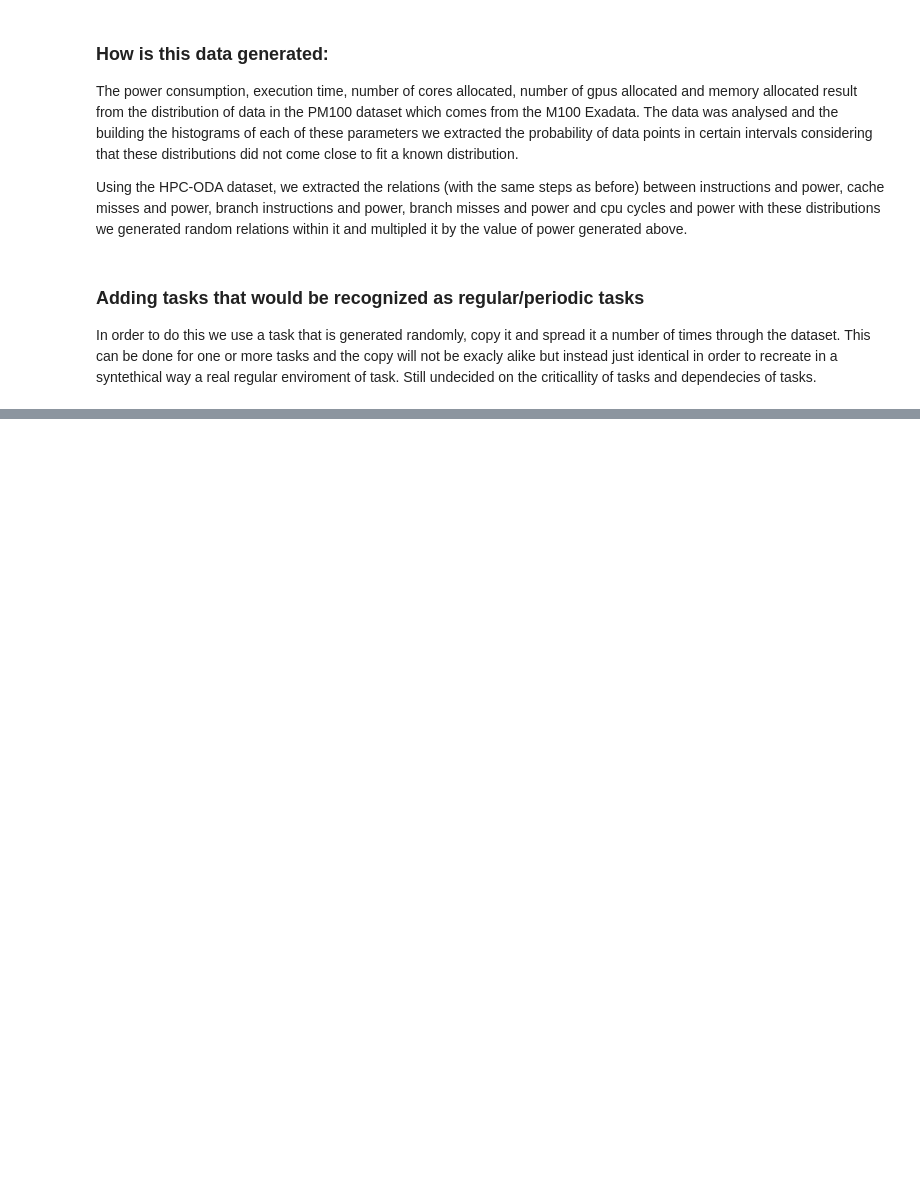
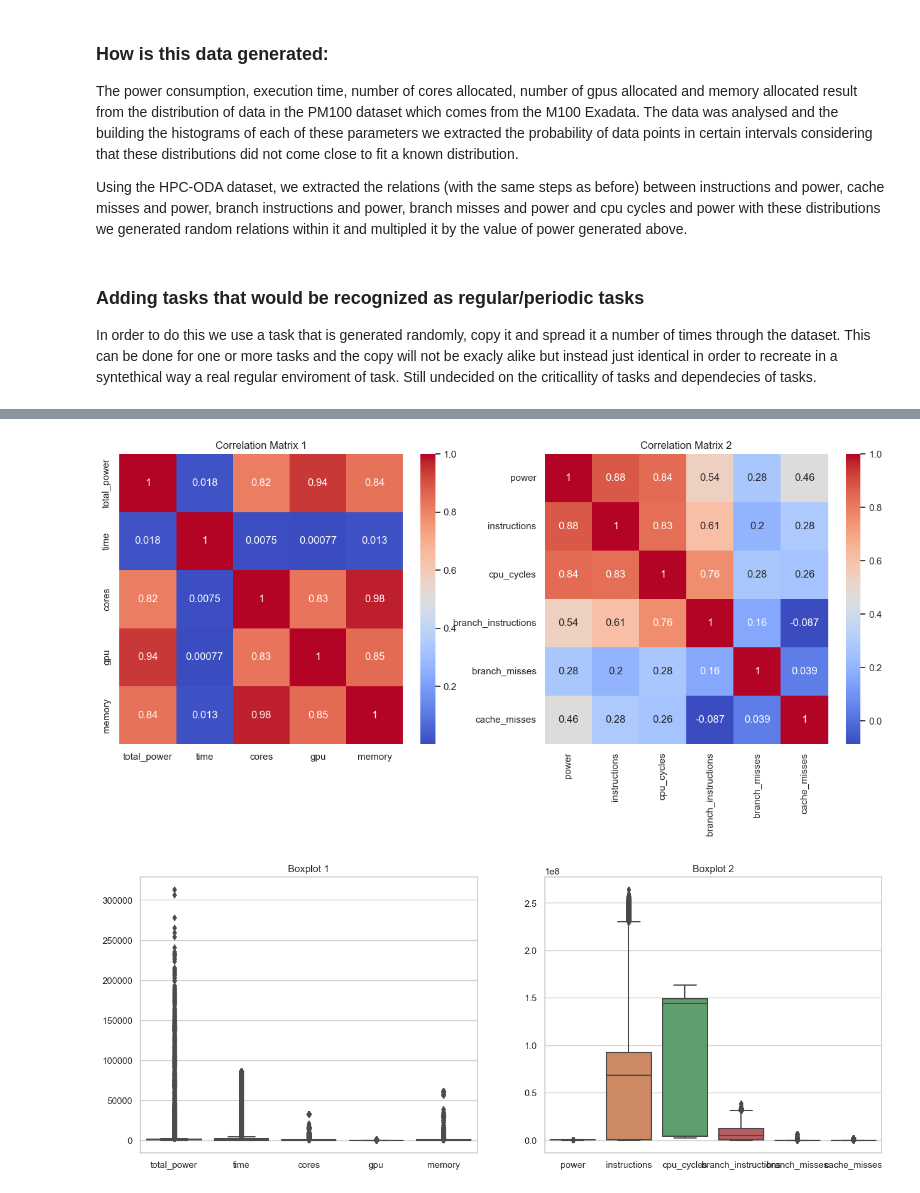
Before and after one commit to NFilCarv/HPC-Synthetic_dataset, a Jupyter notebook: Data generation function.ipynb, the cells around one changed output, grey strips where cells are left out. Drawn from its saved outputs; the diff is of its cells as text; code cells hidden in the pictures; blank space fills up the shorter version.

```diff
--- a/Data generation function.ipynb
+++ b/Data generation function.ipynb
@@ -25,6 +25,7 @@ cache_misses_data = pd.read_csv('C://Users/Nuno/HPC-ODA/power_prediction/sensors
 branch_instructions_data = pd.read_csv('C://Users/Nuno/HPC-ODA/power_prediction/sensors/node0.branch-instructions.csv', skiprows=1, usecols=[1], header=None, names=['y']) ##These are branch instructions.
 branch_misses_data = pd.read_csv('C://Users/Nuno/HPC-ODA/power_prediction/sensors/node0.branch-misses.csv', skiprows=1, usecols=[1], header=None, names=['y']) ##These are branch instructions.
 cpu_cycles_data = pd.read_csv('C://Users/Nuno/HPC-ODA/power_prediction/sensors/node0.cpu-cycles.csv', skiprows=1, usecols=[1], header=None, names=['y'])
+cache_misses_data = pd.read_csv('C://Users/Nuno/HPC-ODA/power_prediction/sensors/node0.cache-misses.csv', skiprows=1, usecols=[1], header=None, names=['y'])
 instructions_data = pd.read_csv('C://Users/Nuno/HPC-ODA/power_prediction/sensors/node0.instructions.csv', skiprows=1, usecols=[1], header=None, names=['y']) ##These are instructions.
 
 
@@ -976,0 +1107,76 @@ In order to do this we use a task that is generated randomly, copy it and spread
+# %%
+import numpy as np
+import pandas as pd
+import seaborn as sns
+import matplotlib.pyplot as plt
+
+# Assuming df_completed is already defined and contains the required columns
+lis = df_completed["power_consumption"]
+time = df_completed["run_time"]
+cores = df_completed["num_cores_alloc"]
+gpus = df_completed["num_gpus_alloc"]
+memory = df_completed["mem_alloc"]
+
+total_power = []
+
+for i in range(len(lis)):
+    mean = np.mean(lis.iloc[i])
+    total_power.append(mean)
+
+# Construct DataFrame with calculated and original data
+all_arrays1 = np.column_stack([total_power, time, cores, gpus, memory])
+df1 = pd.DataFrame(all_arrays1, columns=['total_power', 'time', 'cores', 'gpu', 'memory'])
+
+# Save DataFrame to Parquet file
+df1.to_parquet('ihl.parquet', engine='pyarrow')
+
+# Load the Parquet file
+df1 = pd.read_parquet('ihl.parquet', engine='pyarrow')
+
+# Calculate the first correlation matrix
+corr_matrix1 = df1.corr()
+
+# Second dataset
+power = np.array(power)
+instructions = np.array(instructions)
+cpu_cycles = np.array(cpu_cycles)
+branch_instructions = np.array(branch_instructions)
+branch_misses = np.array(branch_misses)
+cache_misses = np.array(cache_misses)
+
+all_arrays2 = np.column_stack([power, instructions, cpu_cycles, branch_instructions,branch_misses,cache_misses])
+df2 = pd.DataFrame(all_arrays2, columns=['power', 'instructions', 'cpu_cycles', 'branch_instructions','branch_misses','cache_misses'])
+
+# Save DataFrame to Parquet file
+df2.to_parquet('igl.parquet', engine='pyarrow')
+
+# Load the Parquet file
+df2 = pd.read_parquet('igl.parquet', engine='pyarrow')
+
+# Calculate the second correlation matrix
+corr_matrix2 = df2.corr()
+
+# Plotting both correlation matrices side by side
+fig, axes = plt.subplots(1, 2, figsize=(16, 6))
+
+sns.heatmap(corr_matrix1, annot=True, cmap='coolwarm', ax=axes[0])
+axes[0].set_title('Correlation Matrix 1')
+
+sns.heatmap(corr_matrix2, annot=True, cmap='coolwarm', ax=axes[1])
+axes[1].set_title('Correlation Matrix 2')
+
+plt.show()
+
+# Plotting boxplots side by side
+fig, axes = plt.subplots(1, 2, figsize=(16, 6))
+
+sns.boxplot(data=df1[['total_power', 'time', 'cores', 'gpu', 'memory']], ax=axes[0])
+axes[0].set_title('Boxplot 1')
+
+sns.boxplot(data=df2[['power', 'instructions', 'cpu_cycles', 'branch_instructions','branch_misses','cache_misses']], ax=axes[1])
+axes[1].set_title('Boxplot 2')
+
+plt.show()
+# %% [output]
+[figure, added]
+[figure, added]
```
Also changed, not shown: parts of 31 cells of this notebook, 1 other file.
